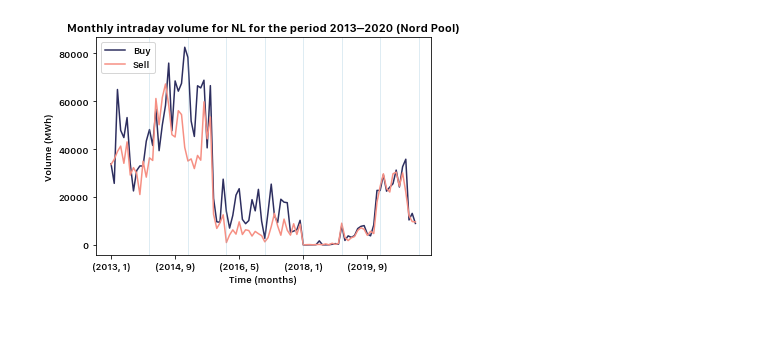
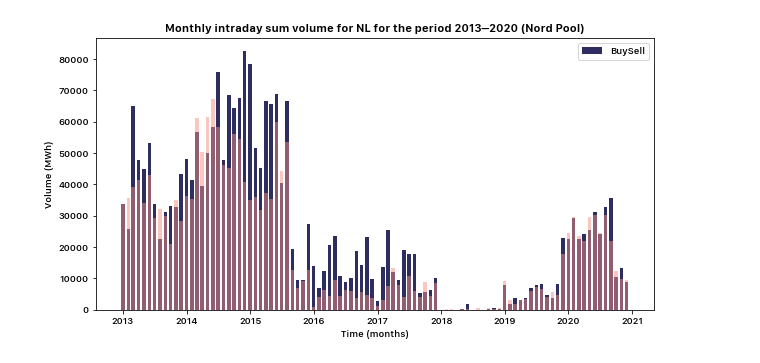
Before and after one commit to timovijn/ElectricityPriceForecasting, a Jupyter notebook: nordpool/nordpool.ipynb, the cells around one changed output. Saved outputs shown, nothing was run; the diff lists cells and outputs as text; code cells hidden in the pictures; blank space fills up the shorter version.

```diff
--- a/nordpool/nordpool.ipynb
+++ b/nordpool/nordpool.ipynb
@@ -140,22 +140,11 @@ Sell volume: 60217 MWh
-# %%
-# color_dict = {'Buy': material.brown(shade=50, alpha=1), 'Sell': material.blue(shade=30, alpha=1)}
-# dfo.plot(color=[color_dict.get(x, '#333333') for x in df.columns])
-# dfo[['Buy','Sell']].plot(legend=True)
-# plt.title(f'Intraday volume for {country} for the period {years[0]}–{years[-1]} (Nord Pool)')
-# plt.xlim(0,80000)
-# plt.ylim(0, 1500)
-# plt.xlabel(r'Time (days)')
-# plt.ylabel(r'Volume (MWh)')
-# [plt.axvline(_breaks, color = material.gold(shade=50, alpha=0.5)) for _breaks in breaks]
-# plt.show()
-
-dfo[['Buy','Sell']].plot(legend=True)
-plt.title(f'Monthly intraday volume for {country} for the period {years[0]}–{years[-1]} (Nord Pool)')
-# plt.xlim(0,50)
-# plt.ylim(0, 1500)
-plt.xlabel(r'Time (months)')
-plt.ylabel(r'Volume (MWh)')
-[plt.axvline(_breaks, color = hex_blue, alpha = 0.25, linewidth = 1) for _breaks in breaks]
-plt.show()
-# %% [output]
-[figure, removed]
+# %%
+fig, ax = plt.subplots(figsize=(10, 5))
+ax.bar(dfo['Date'], dfo['Buy'], width=20)
+ax.bar(dfo['Date'], dfo['Sell'], width=20, alpha=0.5)
+ax.set_title(f'Monthly intraday sum volume for {country} for the period {years[0]}–{years[-1]} (Nord Pool)')
+ax.set_xlabel(r'Time (months)')
+ax.set_ylabel(r'Volume (MWh)')
+ax.legend(['Buy''Sell'])
+plt.show()
+# %% [output]
+[figure, added]
```
Also changed, not shown: parts of 2 cells of this notebook, 3 other files.
